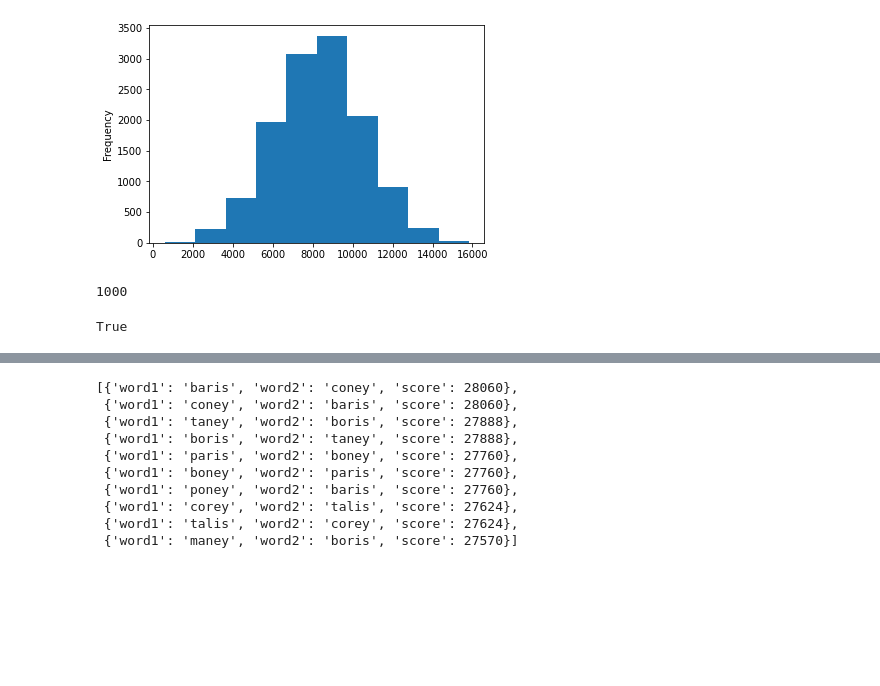
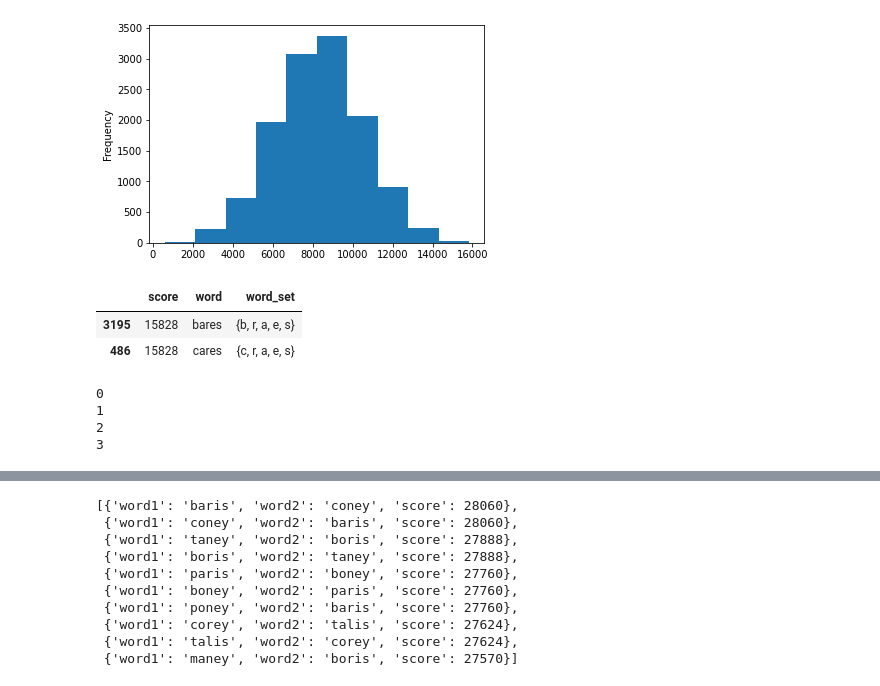
Before and after one commit to kjprice/wordle-hack, a Jupyter notebook: notebooks/Letter Frequency.ipynb, the cells around one changed output, grey strips where cells are left out. Saved outputs shown, nothing was run; the diff lists cells and outputs as text; code cells hidden in the pictures; blank space fills up the shorter version.

```diff
--- a/notebooks/Letter Frequency.ipynb
+++ b/notebooks/Letter Frequency.ipynb
@@ -126,15 +126,7 @@ word_scores_df.score.plot.hist()
 <AxesSubplot:ylabel='Frequency'>
 [figure]
 # %%
-LIMIT = 1000
+LIMIT = 10000
 high_scores_df = word_scores_df.head(LIMIT).copy()
 high_scores_df['word_set'] = high_scores_df.word.apply(lambda w: set(w))
-# %%
-len(high_scores_df)
-# %% [output]
-1000
-# %%
-{1, 2} - {3} == {1, 2}
-# %% [output]
-True
 # %%
@@ -157,2 +147,8 @@ def highest_score_matches(word_matches):
             highest_score_word_match = word_match
     return highest_score_word_match
+# %%
+high_scores_df.head(2)
+# %% [output]
+|  | score | word | word_set |
+| 3195 | 15828 | bares | {b, r, a, e, s} |
+| 486 | 15828 | cares | {c, r, a, e, s} |
@@ -159,12 +164,26 @@ def highest_score_matches(word_matches):
 # %%
 word_groups = []
-for i, word_row in enumerate(high_scores_df.itertuples()):
-    word_set = word_row.word_set
-    word_matches = find_matches(i, word_set)
-    best_match = highest_score_matches(word_matches)
-    if best_match is not None:
-        word_groups.append({
-            'word1': word_row.word,
-            'word2': best_match.word,
-            'score': word_row.score + best_match.score
-        })
+
+for word_group in high_scores_df.itertuples():
+    word_groups.append({
+        'score': word_group.score,
+        'words': [word_group.word],
+        'word_set': set(word_group.word),
+    })
+
+NUMBER_OF_WORDS_PER_GROUP = 4
+for _ in range(NUMBER_OF_WORDS_PER_GROUP):
+    print(_)
+    for i, word_group in enumerate(word_groups):
+        word_set = word_group['word_set']
+        word_matches = find_matches(i, word_groups)
+        best_match = highest_score_matches(word_matches)
+        if best_match is not None:
+            word_group['words'] += best_match['words']
+            word_group['score'] += best_match['score']
+            word_group['word_set'] |= best_match['word_set']
+# %% [output]
+0
+1
+2
+3
```
Also changed, not shown: parts of 9 cells of this notebook.
